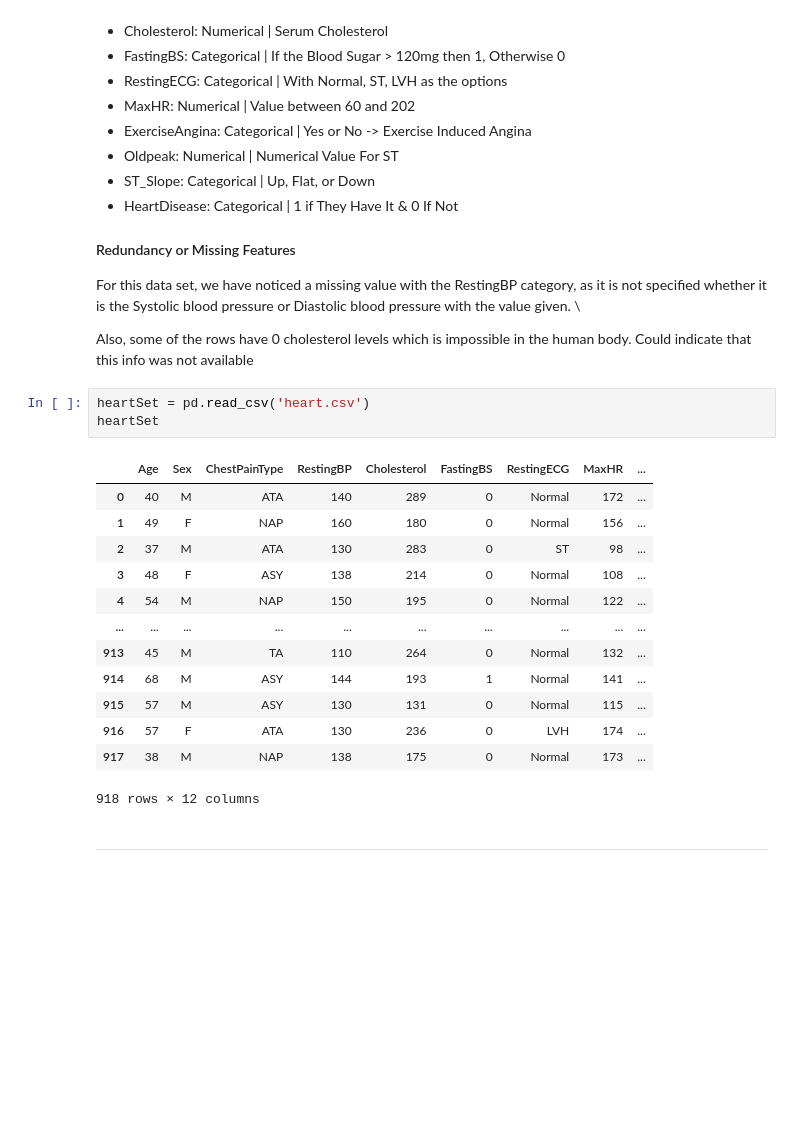
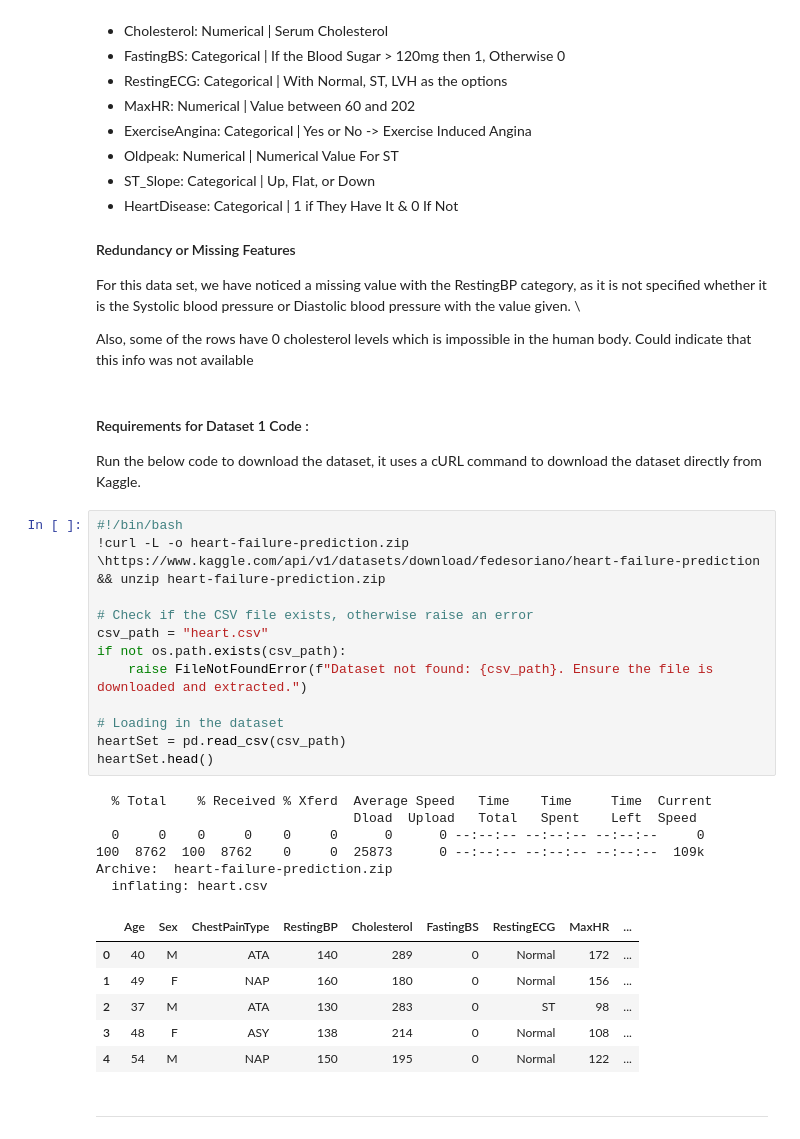
Before and after one commit to jutinwang/A1---CSI4142---GR48, a Jupyter notebook: G48-A1.ipynb, the cells around one changed output. Cells and saved outputs as stored; diff of their text form; blank space fills up the shorter version.

```diff
--- a/G48-A1.ipynb
+++ b/G48-A1.ipynb
@@ -54,23 +54,34 @@ For this data set, we have noticed a missing value with the RestingBP category,
 
 
 Also, some of the rows have 0 cholesterol levels which is impossible in the human body. Could indicate that this info was not available
-# %%
-heartSet = pd.read_csv('heart.csv')
-heartSet
-# %% [output]
-|  | Age | Sex | ChestPainType | RestingBP | Cholesterol | FastingBS | RestingECG | MaxHR | ... |
-| 0 | 40 | M | ATA | 140 | 289 | 0 | Normal | 172 | ... |
-| 1 | 49 | F | NAP | 160 | 180 | 0 | Normal | 156 | ... |
-| 2 | 37 | M | ATA | 130 | 283 | 0 | ST | 98 | ... |
-| 3 | 48 | F | ASY | 138 | 214 | 0 | Normal | 108 | ... |
-| 4 | 54 | M | NAP | 150 | 195 | 0 | Normal | 122 | ... |
-| ... | ... | ... | ... | ... | ... | ... | ... | ... | ... |
-| 913 | 45 | M | TA | 110 | 264 | 0 | Normal | 132 | ... |
-| 914 | 68 | M | ASY | 144 | 193 | 1 | Normal | 141 | ... |
-| 915 | 57 | M | ASY | 130 | 131 | 0 | Normal | 115 | ... |
-| 916 | 57 | F | ATA | 130 | 236 | 0 | LVH | 174 | ... |
-| 917 | 38 | M | NAP | 138 | 175 | 0 | Normal | 173 | ... |
-918 rows × 12 columns
+# %% [markdown]
+#### Requirements for Dataset 1 Code :
+Run the below code to download the dataset, it uses a cURL command to download the dataset directly from Kaggle.
+# %%
+#!/bin/bash
+!curl -L -o heart-failure-prediction.zip \https://www.kaggle.com/api/v1/datasets/download/fedesoriano/heart-failure-prediction && unzip heart-failure-prediction.zip
+
+# Check if the CSV file exists, otherwise raise an error
+csv_path = "heart.csv"
+if not os.path.exists(csv_path):
+    raise FileNotFoundError(f"Dataset not found: {csv_path}. Ensure the file is downloaded and extracted.")
+
+# Loading in the dataset
+heartSet = pd.read_csv(csv_path)
+heartSet.head()
+# %% [output]
+  % Total    % Received % Xferd  Average Speed   Time    Time     Time  Current
+                                 Dload  Upload   Total   Spent    Left  Speed
+  0     0    0     0    0     0      0      0 --:--:-- --:--:-- --:--:--     0
+100  8762  100  8762    0     0  25873      0 --:--:-- --:--:-- --:--:--  109k
+Archive:  heart-failure-prediction.zip
+  inflating: heart.csv
+|  | Age | Sex | ChestPainType | RestingBP | Cholesterol | FastingBS | RestingECG | MaxHR | ... |
+| 0 | 40 | M | ATA | 140 | 289 | 0 | Normal | 172 | ... |
+| 1 | 49 | F | NAP | 160 | 180 | 0 | Normal | 156 | ... |
+| 2 | 37 | M | ATA | 130 | 283 | 0 | ST | 98 | ... |
+| 3 | 48 | F | ASY | 138 | 214 | 0 | Normal | 108 | ... |
+| 4 | 54 | M | NAP | 150 | 195 | 0 | Normal | 122 | ... |
 # %% [markdown]
 ---
 # %% [markdown]
```
Also changed, not shown: parts of 6 cells of this notebook.
